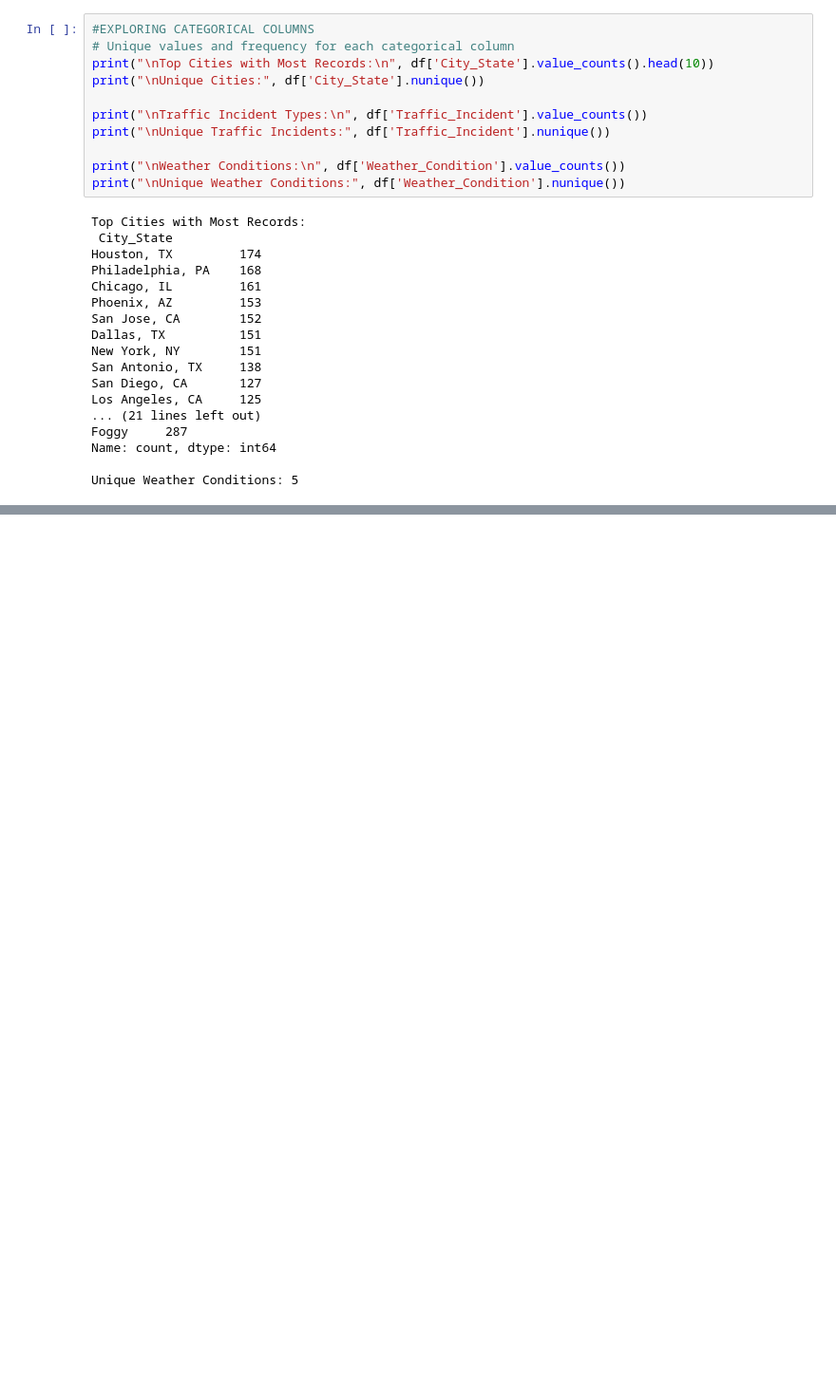
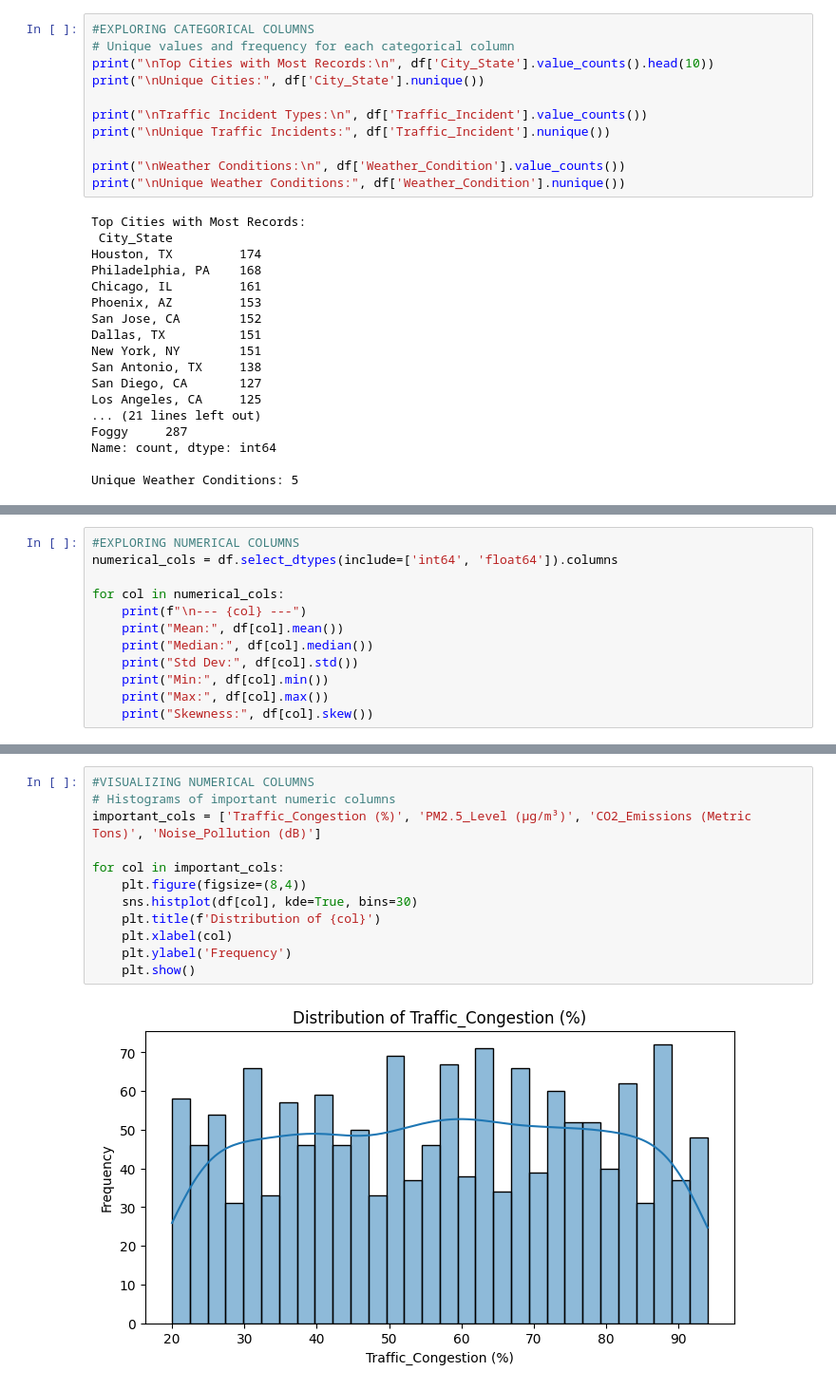
Before and after one commit to M-anvi/Python-Project, a Jupyter notebook: EDA.ipynb, the cells around one changed output, grey strips where cells are left out. Shown at 95% size. Drawn from its saved outputs; the diff is of its cells as text; blank space fills up the shorter version.

```diff
--- a/EDA.ipynb
+++ b/EDA.ipynb
@@ -71,0 +90,12 @@ Unique Weather Conditions: 5
+# %%
+#EXPLORING NUMERICAL COLUMNS
+numerical_cols = df.select_dtypes(include=['int64', 'float64']).columns
+
+for col in numerical_cols:
+    print(f"\n--- {col} ---")
+    print("Mean:", df[col].mean())
+    print("Median:", df[col].median())
+    print("Std Dev:", df[col].std())
+    print("Min:", df[col].min())
+    print("Max:", df[col].max())
+    print("Skewness:", df[col].skew())
@@ -71,0 +120,14 @@ Unique Weather Conditions: 5
+# %%
+#VISUALIZING NUMERICAL COLUMNS
+# Histograms of important numeric columns
+important_cols = ['Traffic_Congestion (%)', 'PM2.5_Level (µg/m³)', 'CO2_Emissions (Metric Tons)', 'Noise_Pollution (dB)']
+
+for col in important_cols:
+    plt.figure(figsize=(8,4))
+    sns.histplot(df[col], kde=True, bins=30)
+    plt.title(f'Distribution of {col}')
+    plt.xlabel(col)
+    plt.ylabel('Frequency')
+    plt.show()
+# %% [output]
+[figure, added]
```
Also changed, not shown: parts of 4 cells of this notebook.
